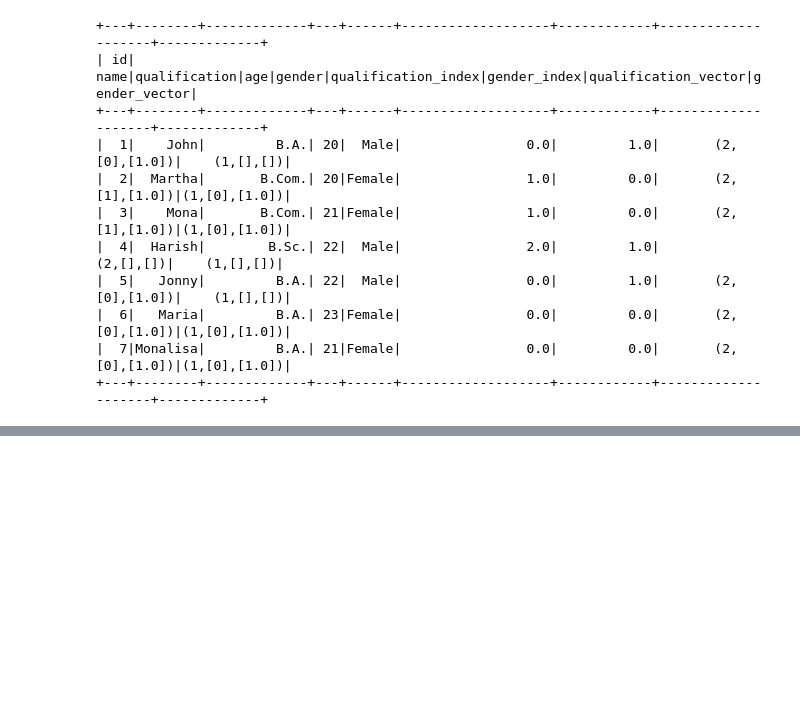
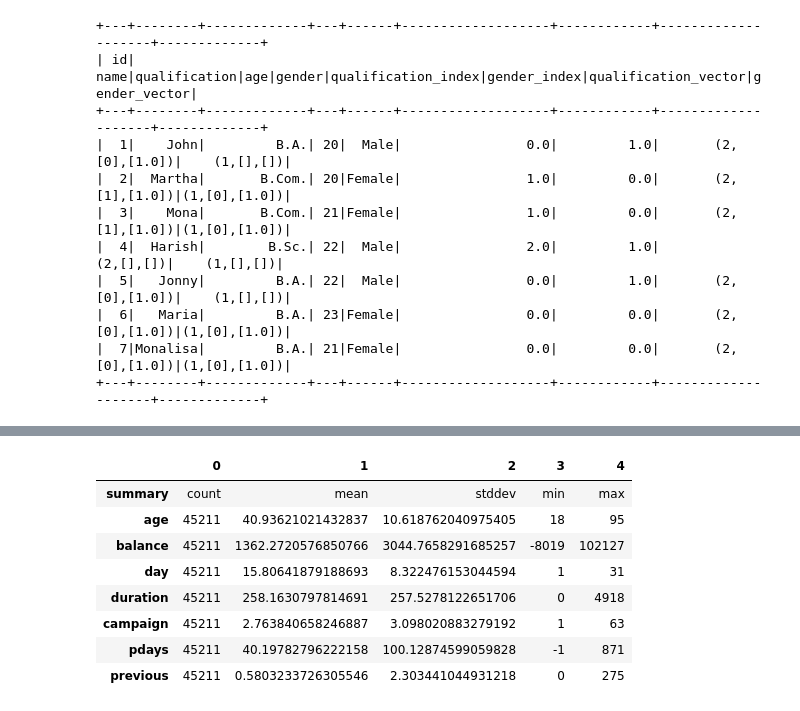
Before and after one commit to sreeharsha243/BigData, a Jupyter notebook: Bigdata.ipynb, the cells around one changed output, grey strips where cells are left out. Saved outputs shown, nothing was run; the diff lists cells and outputs as text; code cells hidden in the pictures; blank space fills up the shorter version.

```diff
--- a/Bigdata.ipynb
+++ b/Bigdata.ipynb
@@ -1384,0 +1468,14 @@ model.show()
+# %%
+#descriptive stats of numerical columns
+
+df.select(numerical_cols).describe().toPandas().transpose()
+# %% [output]
+|  | 0 | 1 | 2 | 3 | 4 |
+| summary | count | mean | stddev | min | max |
+| age | 45211 | 40.93621021432837 | 10.618762040975405 | 18 | 95 |
+| balance | 45211 | 1362.2720576850766 | 3044.7658291685257 | -8019 | 102127 |
+| day | 45211 | 15.80641879188693 | 8.322476153044594 | 1 | 31 |
+| duration | 45211 | 258.1630797814691 | 257.5278122651706 | 0 | 4918 |
+| campaign | 45211 | 2.763840658246887 | 3.098020883279192 | 1 | 63 |
+| pdays | 45211 | 40.19782796222158 | 100.12874599059828 | -1 | 871 |
+| previous | 45211 | 0.5803233726305546 | 2.303441044931218 | 0 | 275 |
```
Also changed, not shown: parts of 23 cells of this notebook.
